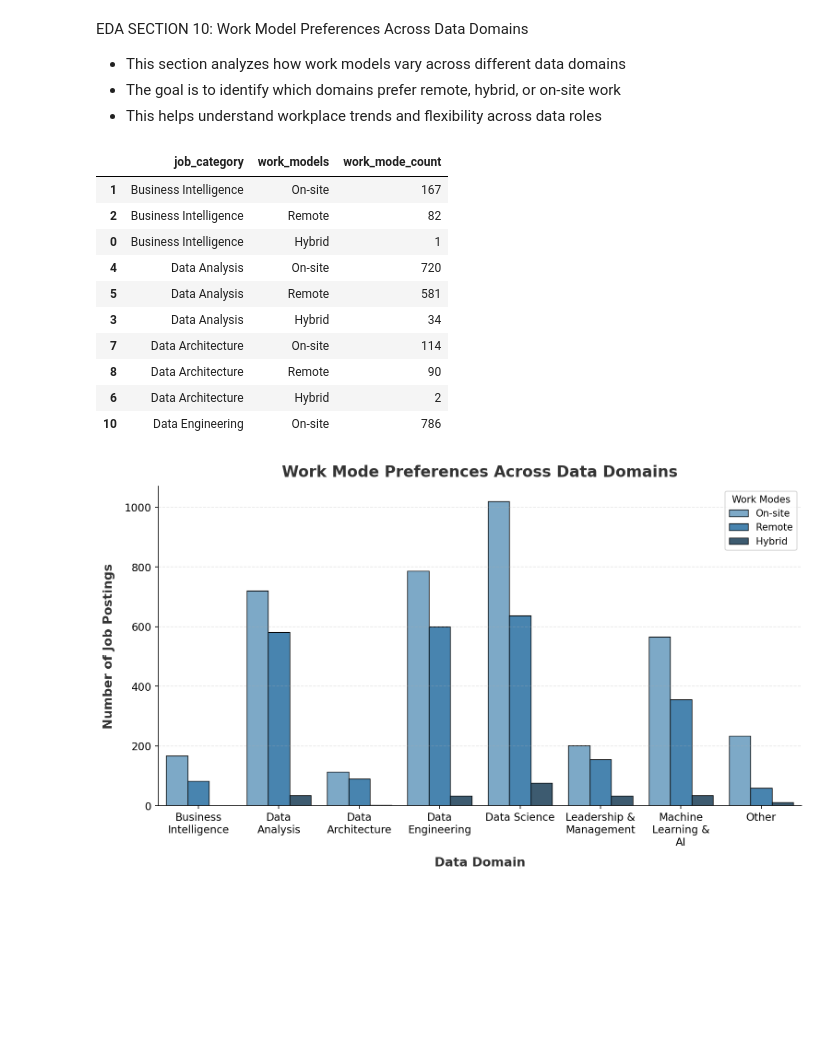
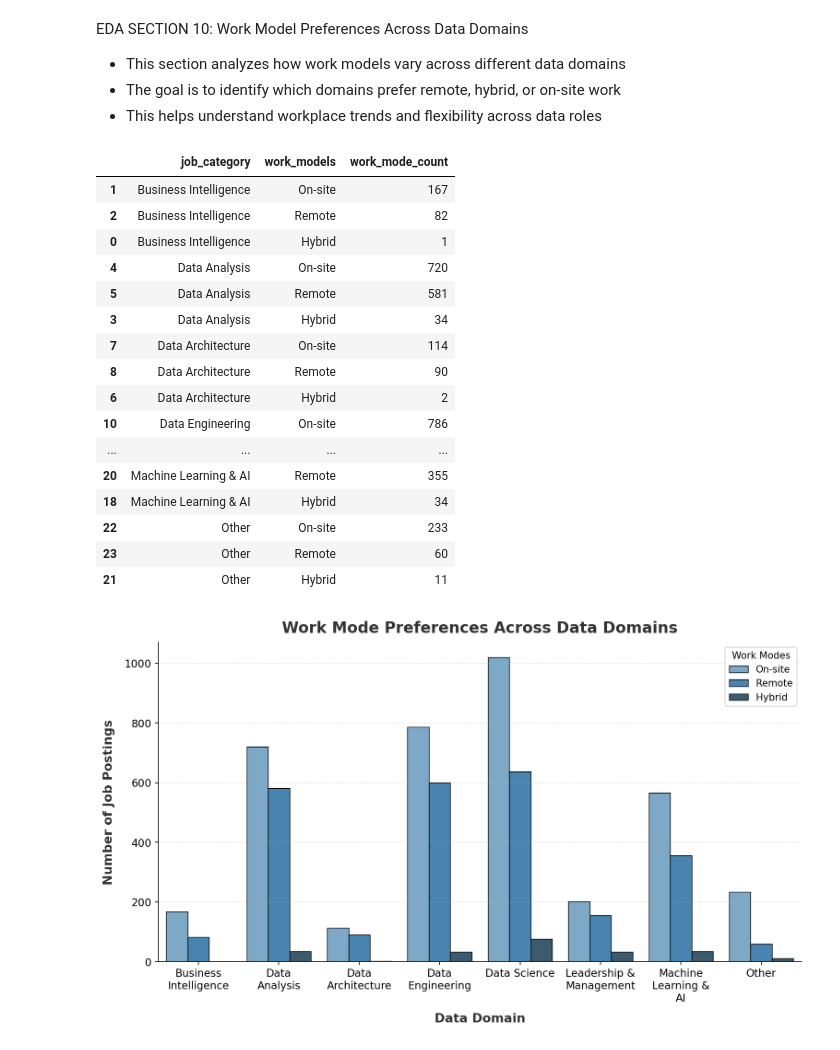
Before and after one commit to Chauhanekta21/Data_Job_Market_Analysis, a Jupyter notebook: main_file.ipynb, the cells around one changed output. Cells and saved outputs as stored; diff of their text form; code cells hidden in the pictures; blank space fills up the shorter version.

```diff
--- a/main_file.ipynb
+++ b/main_file.ipynb
@@ -1307,31 +1307,37 @@ EDA SECTION 10: Work Model Preferences Across Data Domains
 # %%
 # STEP 01: Calculated Work Mode Preferences Across Data Domains
 
 work_mode_preferences = (
     clean_dataset.groupby(["job_category", "work_models"])
     .size()
     .reset_index(name="work_mode_count")
 )
 
 # sort within each domain by work_model_count (desc)
 sorted_df = work_mode_preferences.sort_values(
     ["job_category", "work_mode_count"],
     ascending=[True, False]
 )
 
-sorted_df.head(10)
+sorted_df
 # %% [output]
 |  | job_category | work_models | work_mode_count |
 | 1 | Business Intelligence | On-site | 167 |
 | 2 | Business Intelligence | Remote | 82 |
 | 0 | Business Intelligence | Hybrid | 1 |
 | 4 | Data Analysis | On-site | 720 |
 | 5 | Data Analysis | Remote | 581 |
 | 3 | Data Analysis | Hybrid | 34 |
 | 7 | Data Architecture | On-site | 114 |
 | 8 | Data Architecture | Remote | 90 |
 | 6 | Data Architecture | Hybrid | 2 |
 | 10 | Data Engineering | On-site | 786 |
+| ... | ... | ... | ... |
+| 20 | Machine Learning & AI | Remote | 355 |
+| 18 | Machine Learning & AI | Hybrid | 34 |
+| 22 | Other | On-site | 233 |
+| 23 | Other | Remote | 60 |
+| 21 | Other | Hybrid | 11 |
 # %%
 #step02: visualized how different data domains prefer work modes (On-site, Remote, Hybrid)
 
```
Also changed, not shown: parts of 2 cells of this notebook.
